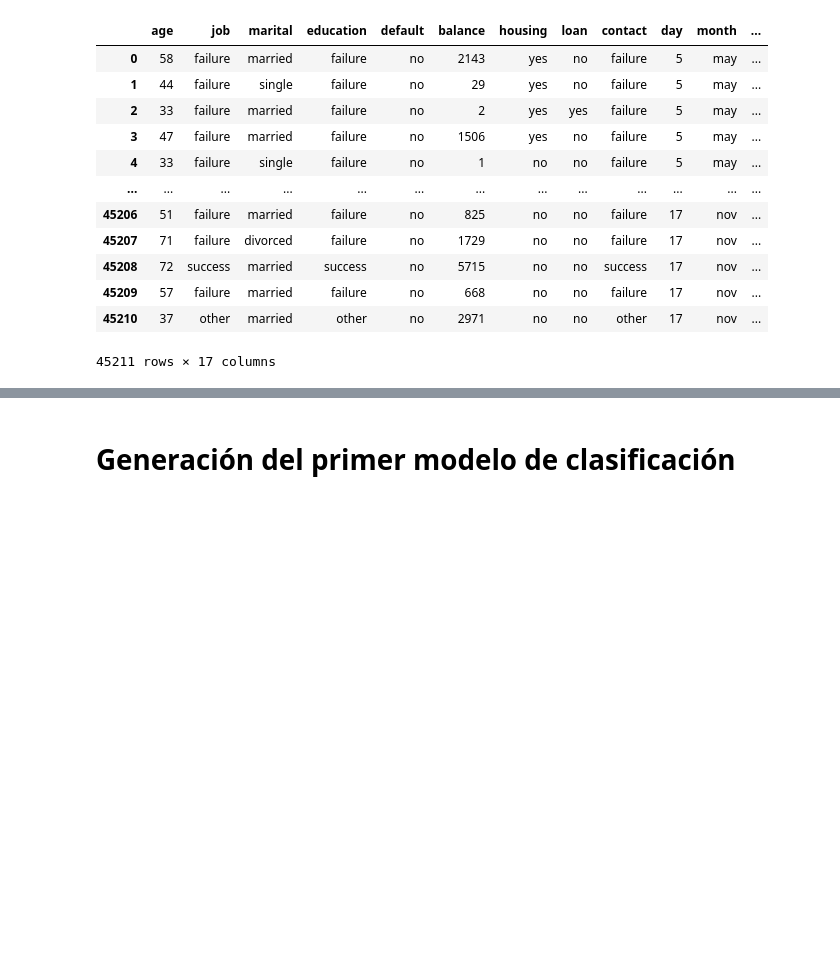
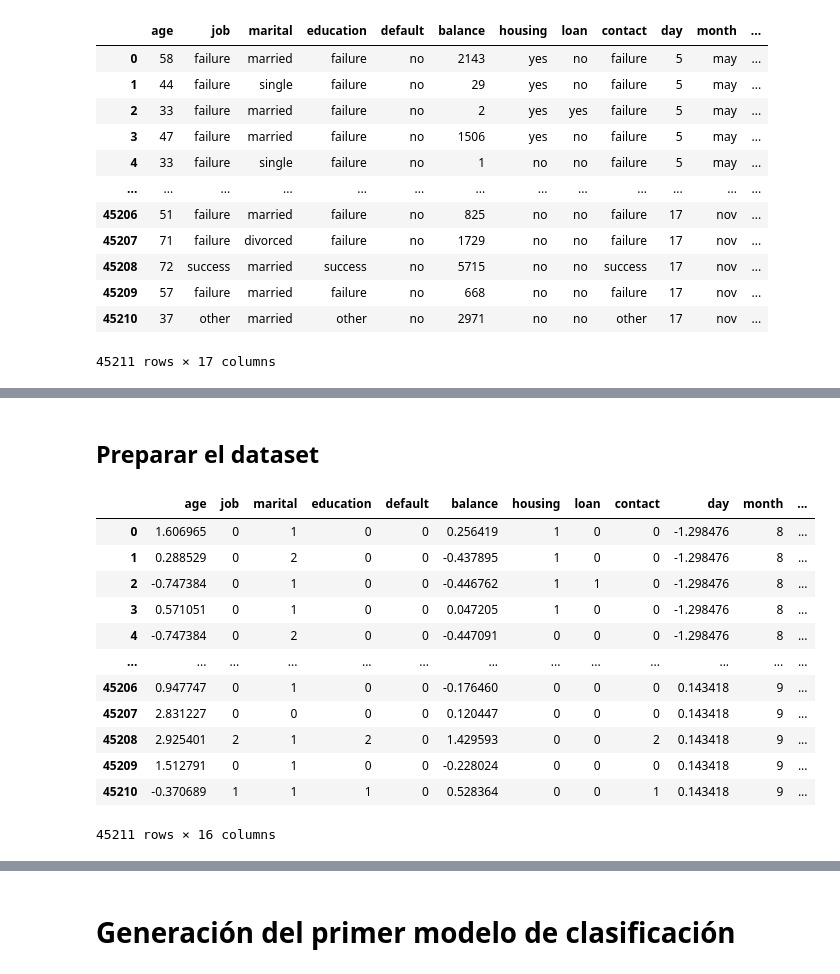
Before and after one commit to Marcelooyola/Modulo6, a Jupyter notebook: trabajo_final_mod6.ipynb, the cells around one changed output, grey strips where cells are left out. Saved outputs shown, nothing was run; the diff lists cells and outputs as text; code cells hidden in the pictures; blank space fills up the shorter version.

```diff
--- a/trabajo_final_mod6.ipynb
+++ b/trabajo_final_mod6.ipynb
@@ -193,0 +236,2 @@ clasificacion
+# %%
+clasificacion[cols_categoricas] = clasificacion[cols_categoricas].apply(LabelEncoder().fit_transform)
@@ -193,0 +258,4 @@ clasificacion
+# %%
+scaler = StandardScaler()
+# %%
+clasificacion[cols_numericas] = scaler.fit_transform(clasificacion[cols_numericas])
@@ -193,0 +271,19 @@ clasificacion
+# %% [markdown]
+## Preparar el dataset
+# %%
+X = clasificacion.drop(labels = ['y'],axis = 1)
+X
+# %% [output]
+|  | age | job | marital | education | default | balance | housing | loan | contact | day | month | ... |
+| 0 | 1.606965 | 0 | 1 | 0 | 0 | 0.256419 | 1 | 0 | 0 | -1.298476 | 8 | ... |
+| 1 | 0.288529 | 0 | 2 | 0 | 0 | -0.437895 | 1 | 0 | 0 | -1.298476 | 8 | ... |
+| 2 | -0.747384 | 0 | 1 | 0 | 0 | -0.446762 | 1 | 1 | 0 | -1.298476 | 8 | ... |
+| 3 | 0.571051 | 0 | 1 | 0 | 0 | 0.047205 | 1 | 0 | 0 | -1.298476 | 8 | ... |
+| 4 | -0.747384 | 0 | 2 | 0 | 0 | -0.447091 | 0 | 0 | 0 | -1.298476 | 8 | ... |
+| ... | ... | ... | ... | ... | ... | ... | ... | ... | ... | ... | ... | ... |
+| 45206 | 0.947747 | 0 | 1 | 0 | 0 | -0.176460 | 0 | 0 | 0 | 0.143418 | 9 | ... |
+| 45207 | 2.831227 | 0 | 0 | 0 | 0 | 0.120447 | 0 | 0 | 0 | 0.143418 | 9 | ... |
+| 45208 | 2.925401 | 2 | 1 | 2 | 0 | 1.429593 | 0 | 0 | 2 | 0.143418 | 9 | ... |
+| 45209 | 1.512791 | 0 | 1 | 0 | 0 | -0.228024 | 0 | 0 | 0 | 0.143418 | 9 | ... |
+| 45210 | -0.370689 | 1 | 1 | 1 | 0 | 0.528364 | 0 | 0 | 1 | 0.143418 | 9 | ... |
+45211 rows × 16 columns
```
Also changed, not shown: parts of 11 cells of this notebook.
